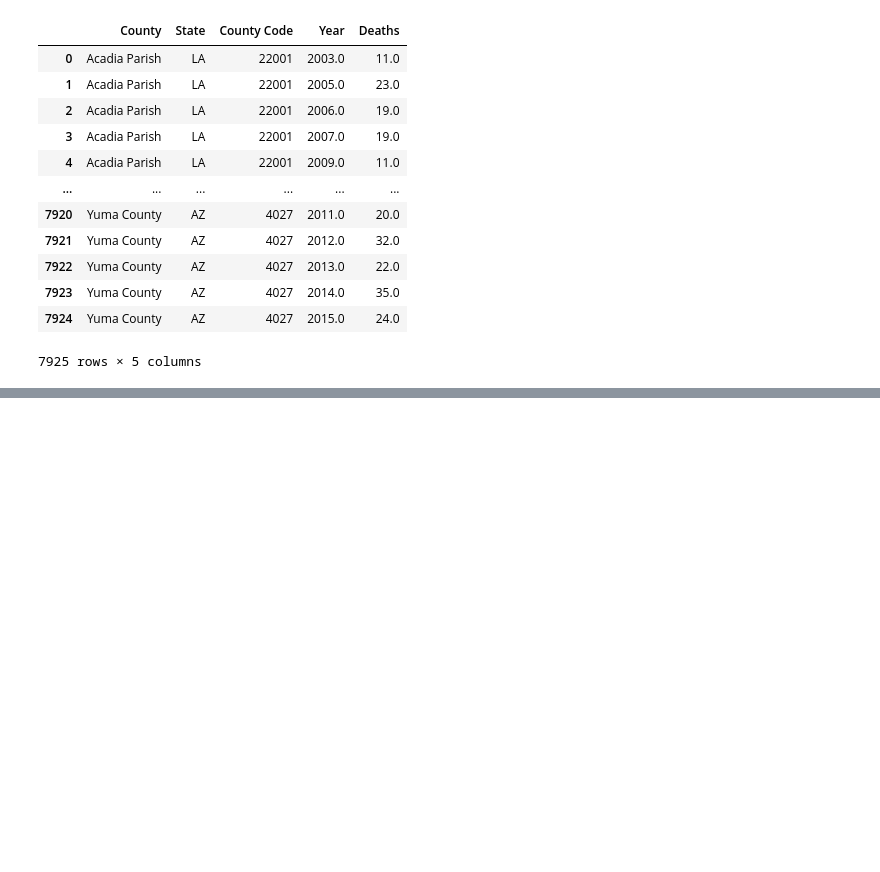
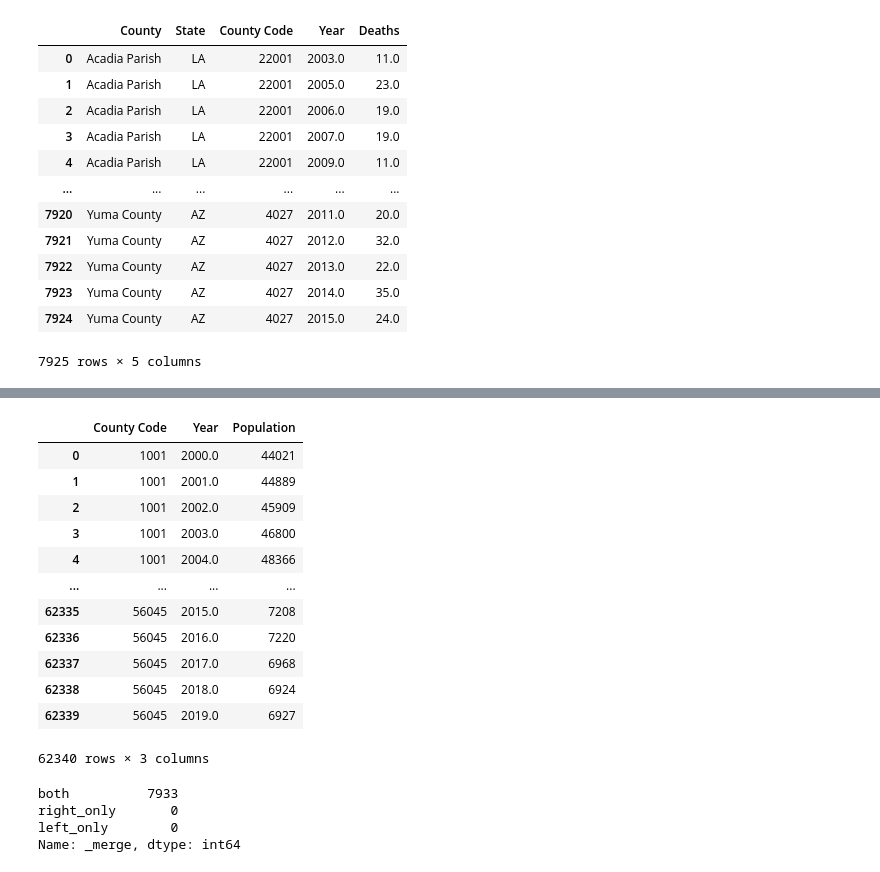
Before and after one commit to TommyTseng1129/Impact-Estimation-of-Opioid-Control-Policies, a Jupyter notebook: 10_code/VitalityData.ipynb, the cells around one changed output, grey strips where cells are left out. Drawn from its saved outputs; the diff is of its cells as text; code cells hidden in the pictures; blank space fills up the shorter version.

```diff
--- a/10_code/VitalityData.ipynb
+++ b/10_code/VitalityData.ipynb
@@ -632,0 +671,19 @@ od_deaths_state.to_csv('od_deaths_state.csv', index=False)
+# %%
+pop1 = pop1[['FIPS', 'Year', 'Population']]
+# %%
+pop = pop1.rename(columns = {'FIPS':'County Code'})
+pop
+# %% [output]
+|  | County Code | Year | Population |
+| 0 | 1001 | 2000.0 | 44021 |
+| 1 | 1001 | 2001.0 | 44889 |
+| 2 | 1001 | 2002.0 | 45909 |
+| 3 | 1001 | 2003.0 | 46800 |
+| 4 | 1001 | 2004.0 | 48366 |
+| ... | ... | ... | ... |
+| 62335 | 56045 | 2015.0 | 7208 |
+| 62336 | 56045 | 2016.0 | 7220 |
+| 62337 | 56045 | 2017.0 | 6968 |
+| 62338 | 56045 | 2018.0 | 6924 |
+| 62339 | 56045 | 2019.0 | 6927 |
+62340 rows × 3 columns
@@ -632,0 +692,7 @@ od_deaths_state.to_csv('od_deaths_state.csv', index=False)
+# %%
+combo['_merge'].value_counts()
+# %% [output]
+both          7933
+right_only       0
+left_only        0
+Name: _merge, dtype: int64
```
Also changed, not shown: parts of 6 cells of this notebook, 1 other file.
